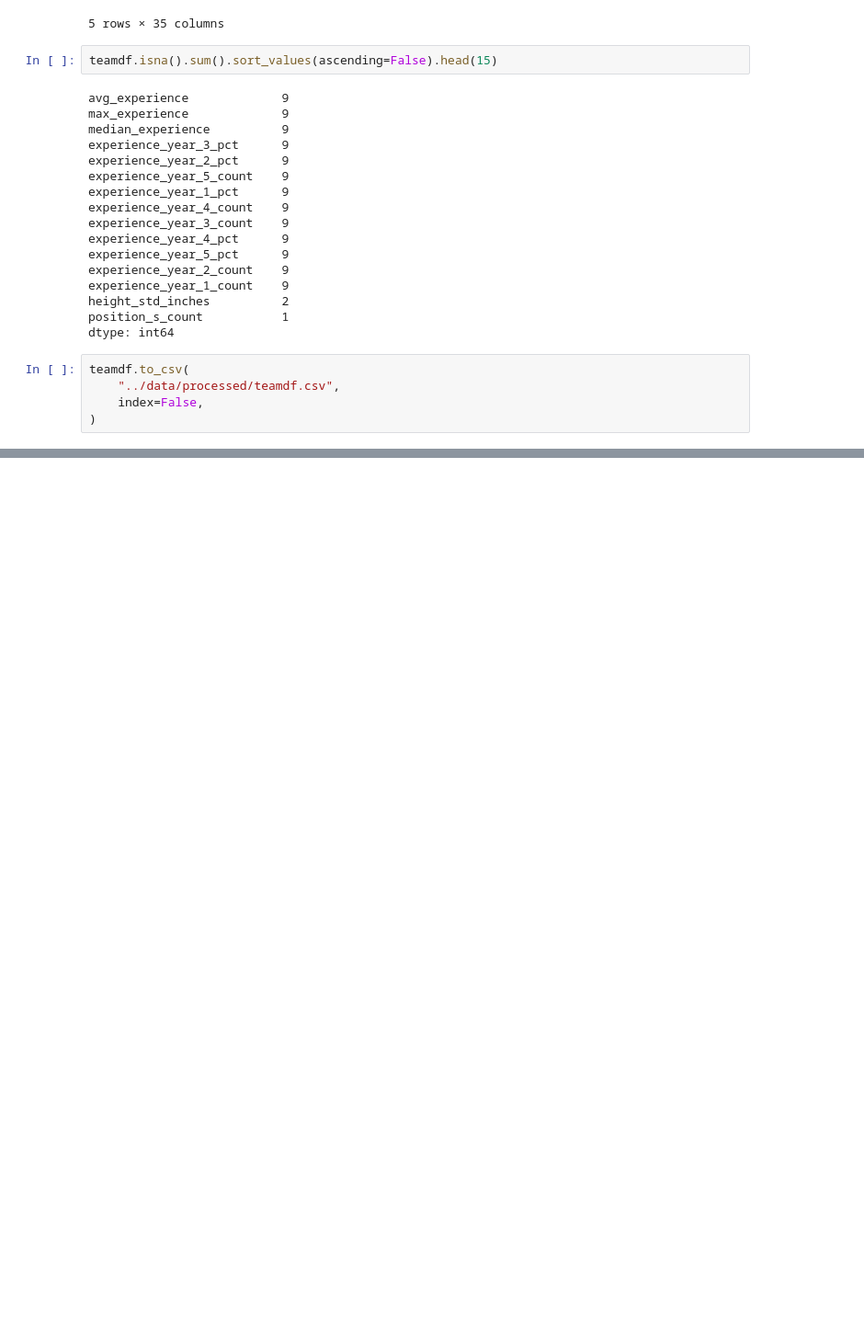
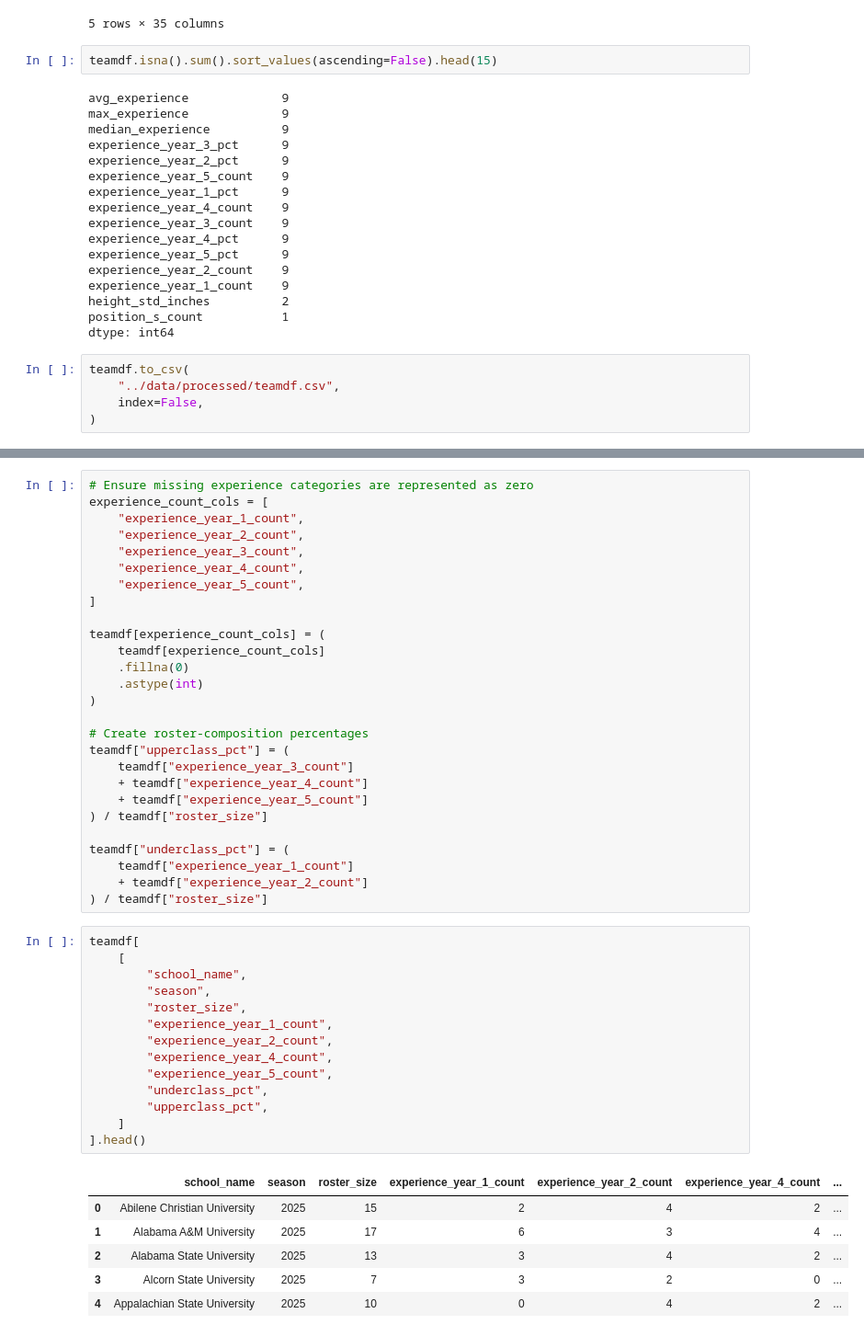
Before and after one commit to karlidean/capstone-project-NCAA-Volleyball, a Jupyter notebook: notebooks/predict_model_feature.ipynb, the cells around one changed output, grey strips where cells are left out. Shown at 92% size. Saved outputs shown, nothing was run; the diff lists cells and outputs as text; blank space fills up the shorter version.

```diff
--- a/notebooks/predict_model_feature.ipynb
+++ b/notebooks/predict_model_feature.ipynb
@@ -364,0 +692,48 @@ teamdf.to_csv(
+# %%
+# Ensure missing experience categories are represented as zero
+experience_count_cols = [
+    "experience_year_1_count",
+    "experience_year_2_count",
+    "experience_year_3_count",
+    "experience_year_4_count",
+    "experience_year_5_count",
+]
+
+teamdf[experience_count_cols] = (
+    teamdf[experience_count_cols]
+    .fillna(0)
+    .astype(int)
+)
+
+# Create roster-composition percentages
+teamdf["upperclass_pct"] = (
+    teamdf["experience_year_3_count"]
+    + teamdf["experience_year_4_count"]
+    + teamdf["experience_year_5_count"]
+) / teamdf["roster_size"]
+
+teamdf["underclass_pct"] = (
+    teamdf["experience_year_1_count"]
+    + teamdf["experience_year_2_count"]
+) / teamdf["roster_size"]
+# %%
+teamdf[
+    [
+        "school_name",
+        "season",
+        "roster_size",
+        "experience_year_1_count",
+        "experience_year_2_count",
+        "experience_year_4_count",
+        "experience_year_5_count",
+        "underclass_pct",
+        "upperclass_pct",
+    ]
+].head()
+# %% [output]
+|  | school_name | season | roster_size | experience_year_1_count | experience_year_2_count | experience_year_4_count | ... |
+| 0 | Abilene Christian University | 2025 | 15 | 2 | 4 | 2 | ... |
+| 1 | Alabama A&M University | 2025 | 17 | 6 | 3 | 4 | ... |
+| 2 | Alabama State University | 2025 | 13 | 3 | 4 | 2 | ... |
+| 3 | Alcorn State University | 2025 | 7 | 3 | 2 | 0 | ... |
+| 4 | Appalachian State University | 2025 | 10 | 0 | 4 | 2 | ... |
```
Also changed, not shown: parts of 24 cells of this notebook.
